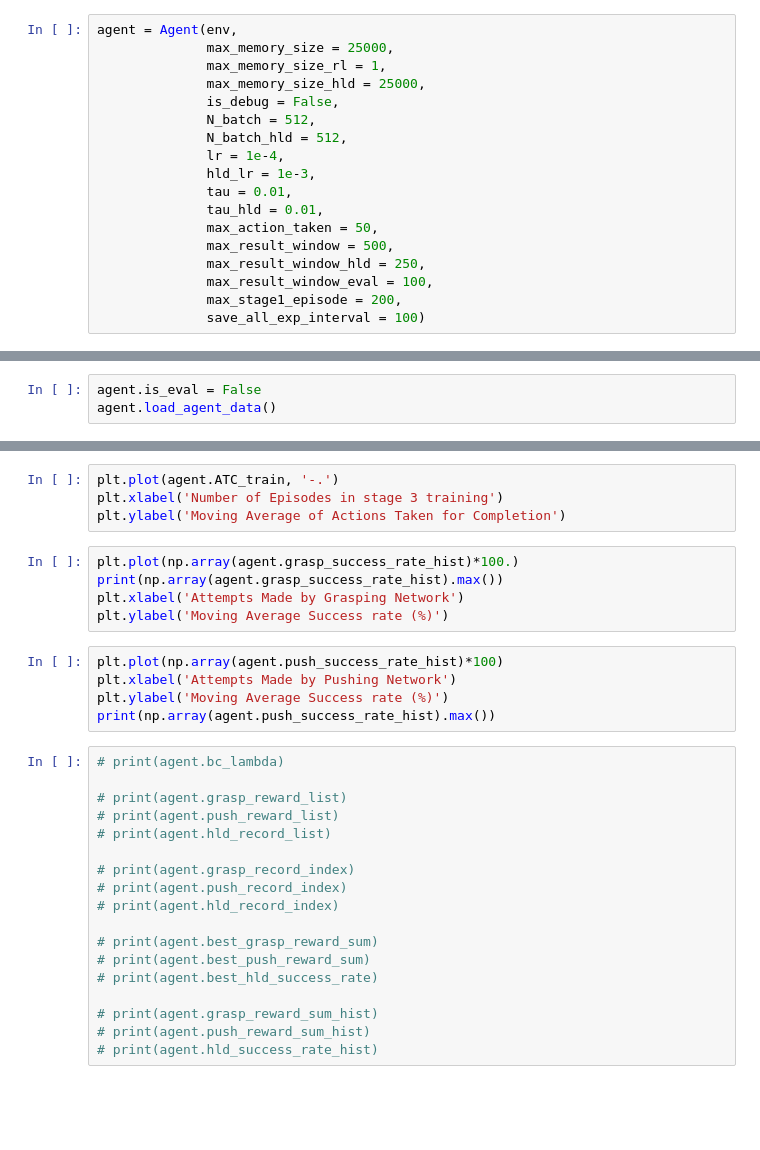
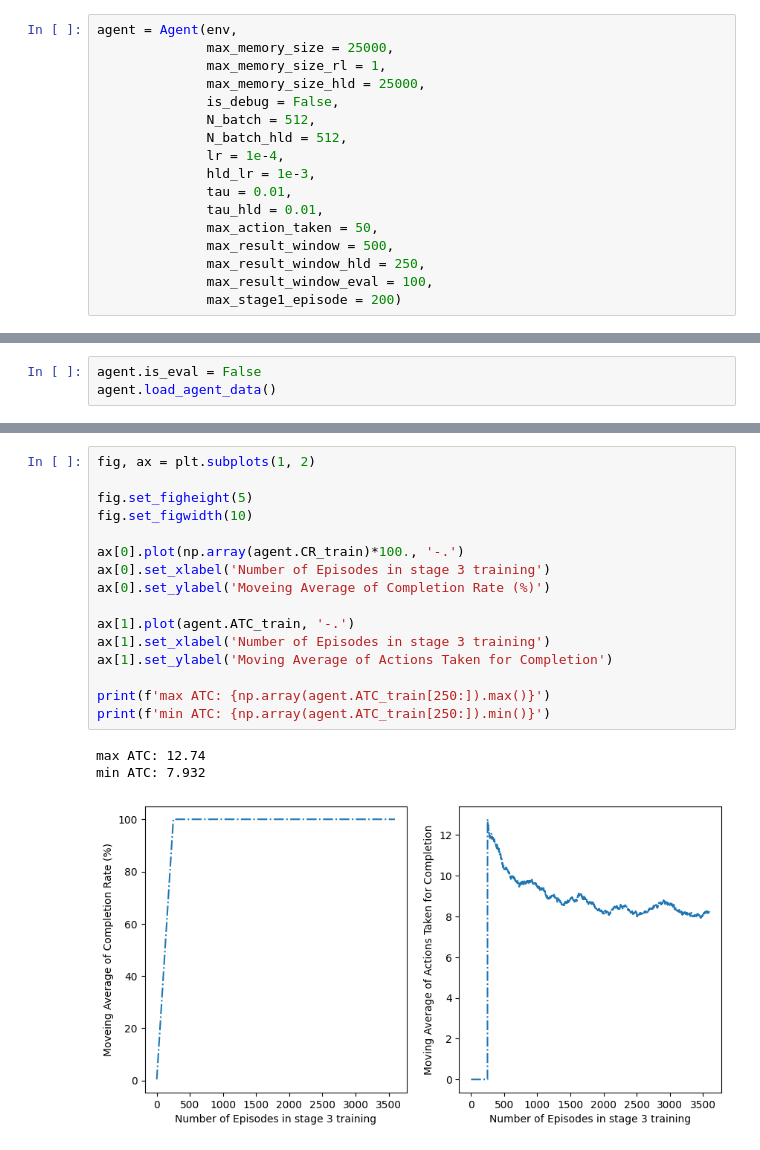
Before and after one commit to ryanyu512/vision_based_synergies_between_closed_loop_grasping_and_pushing, a Jupyter notebook: reinfocement_learning_train.ipynb, the cells around one changed output, grey strips where cells are left out. Cells and saved outputs as stored; diff of their text form; blank space fills up the shorter version.

```diff
--- a/reinfocement_learning_train.ipynb
+++ b/reinfocement_learning_train.ipynb
@@ -50,5 +57,4 @@ agent = Agent(env,
               max_result_window = 500,
               max_result_window_hld = 250,
               max_result_window_eval = 100,
-              max_stage1_episode = 200,
-              save_all_exp_interval = 100)
+              max_stage1_episode = 200)
@@ -73,32 +88,20 @@ plt.plot(agent.action_taken_record_train, '-.')
-# %%
-plt.plot(agent.ATC_train, '-.')
-plt.xlabel('Number of Episodes in stage 3 training')
-plt.ylabel('Moving Average of Actions Taken for Completion')
-# %%
-plt.plot(np.array(agent.grasp_success_rate_hist)*100.)
-print(np.array(agent.grasp_success_rate_hist).max())
-plt.xlabel('Attempts Made by Grasping Network')
-plt.ylabel('Moving Average Success rate (%)')
-# %%
-plt.plot(np.array(agent.push_success_rate_hist)*100)
-plt.xlabel('Attempts Made by Pushing Network')
-plt.ylabel('Moving Average Success rate (%)')
-print(np.array(agent.push_success_rate_hist).max())
-# %%
-# print(agent.bc_lambda)
-
-# print(agent.grasp_reward_list)
-# print(agent.push_reward_list)
-# print(agent.hld_record_list)
-
-# print(agent.grasp_record_index)
-# print(agent.push_record_index)
-# print(agent.hld_record_index)
-
-# print(agent.best_grasp_reward_sum)
-# print(agent.best_push_reward_sum)
-# print(agent.best_hld_success_rate)
-
-# print(agent.grasp_reward_sum_hist)
-# print(agent.push_reward_sum_hist)
-# print(agent.hld_success_rate_hist)
+# %%
+fig, ax = plt.subplots(1, 2)
+
+fig.set_figheight(5)
+fig.set_figwidth(10)
+
+ax[0].plot(np.array(agent.CR_train)*100., '-.')
+ax[0].set_xlabel('Number of Episodes in stage 3 training')
+ax[0].set_ylabel('Moveing Average of Completion Rate (%)')
+
+ax[1].plot(agent.ATC_train, '-.')
+ax[1].set_xlabel('Number of Episodes in stage 3 training')
+ax[1].set_ylabel('Moving Average of Actions Taken for Completion')
+
+print(f'max ATC: {np.array(agent.ATC_train[250:]).max()}')
+print(f'min ATC: {np.array(agent.ATC_train[250:]).min()}')
+# %% [output]
+max ATC: 12.74
+min ATC: 7.932
+[figure, added]
```
Also changed, not shown: parts of 9 cells of this notebook, 4 other files.
